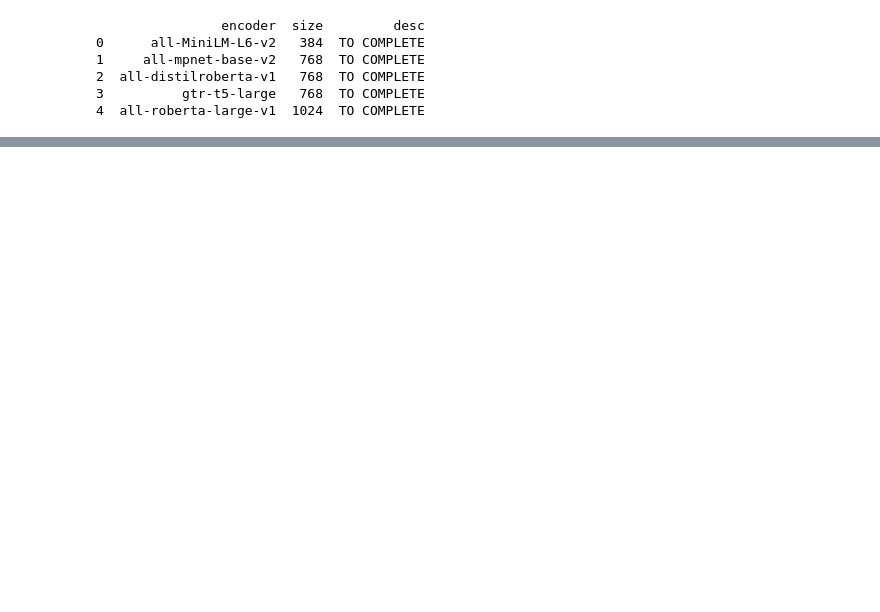
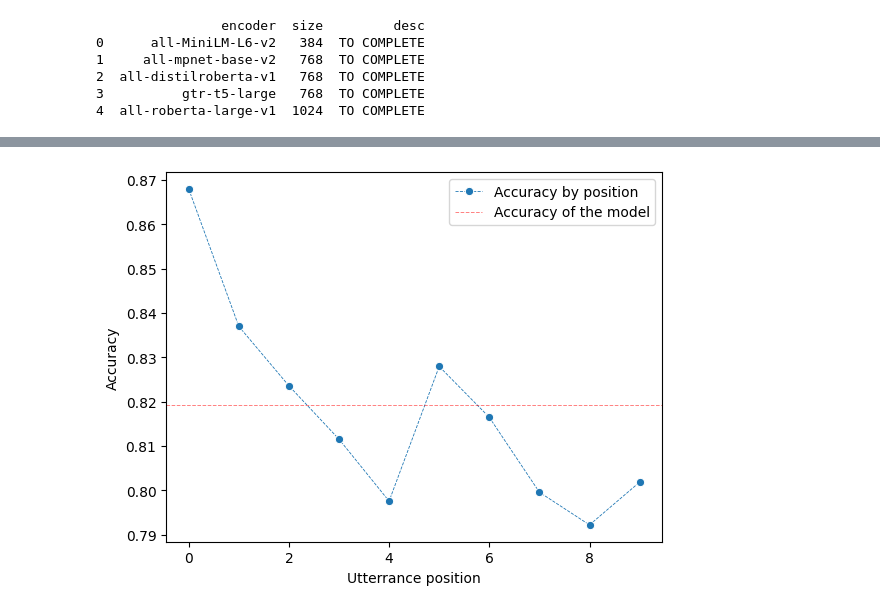
Before and after one commit to coni26/Intents_classification, a Jupyter notebook: result_analysis.ipynb, the cells around one changed output, grey strips where cells are left out. Saved outputs shown, nothing was run; the diff lists cells and outputs as text; code cells hidden in the pictures; blank space fills up the shorter version.

```diff
--- a/result_analysis.ipynb
+++ b/result_analysis.ipynb
@@ -28,7 +29,7 @@ print(df)
 3          gtr-t5-large   768  TO COMPLETE
 4  all-roberta-large-v1  1024  TO COMPLETE
 # %%
-idx_encoder = 3
+idx_encoder = 4
 encoder = df.iloc[idx_encoder]['encoder']
 size_embedding = df.iloc[idx_encoder]['size']
 # %%
@@ -46,3 +47,8 @@ for i in range(len(test)):
     predictions.append(torch.argmax(pred, axis=1).cpu().numpy())
 # %%
 ## A toi de jouer
+# %%
+# Label per position
+for i in range(max_len):
+    unique, counts = np.unique(true_mat[:,i], return_counts=True)
+    print(i, '––', dict(zip(unique, counts)))
@@ -48,0 +73,34 @@ for i in range(len(test)):
+# %%
+max_len = max(map(len, test['act']))
+nb_cat = 4
+res = np.nan * np.ones(shape=(len(test), max_len))
+true_mat = np.nan * np.ones(shape=(len(test), max_len))
+pred_mat = np.nan * np.ones(shape=(len(test), max_len))
+res_len = np.zeros((max_len-1, 2), dtype=int)
+res_cat = np.zeros((nb_cat, 2), dtype=int)
+cat_pos = np.zeros((max_len, 4), dtype=int)
+
+for i in range(len(test)):
+    true = np.array(test[i]['act']) - 1
+    res[i, 0:len(true)] = true == predictions[i]
+    true_mat[i, 0:len(true)] = true
+    pred_mat[i, 0:len(true)] = predictions[i]
+    res_len[len(true)-2, 0] += (true == predictions[i]).sum()
+    res_len[len(true)-2, 1] += len(true)
+    for j in range(len(true)):
+        res_cat[true[j], 0] += predictions[i][j] == true[j]
+        res_cat[true[j], 1] += 1
+        cat_pos[j, true[j]] += 1
+
+accuracy = np.nansum(res) / np.sum(~np.isnan(res))
+acc_per_position = np.nansum(res, axis=0) / np.sum(~np.isnan(res), axis=0)
+acc_per_len = res_len[:, 0] / res_len[:, 1]
+# %%
+
+plot = sns.lineplot(data= acc_per_position[:10], marker='o', linestyle='dashed', linewidth=0.6, markevery = [i for i in range(0, 10, 1)],label="Accuracy by position")
+plot.set(xlabel = "Utterrance position", ylabel = "Accuracy")
+plot.axhline(accuracy, color='r', linestyle='dashed', alpha=0.5, linewidth=0.7,label="Accuracy of the model")
+plot.legend()
+plt.show()
+# %% [output]
+[figure, added]
```
Also changed, not shown: parts of 4 cells of this notebook.
